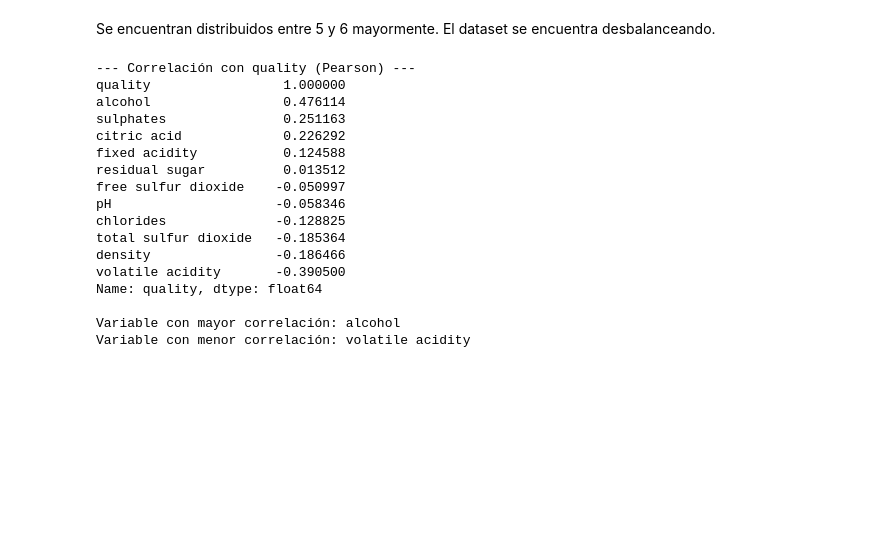
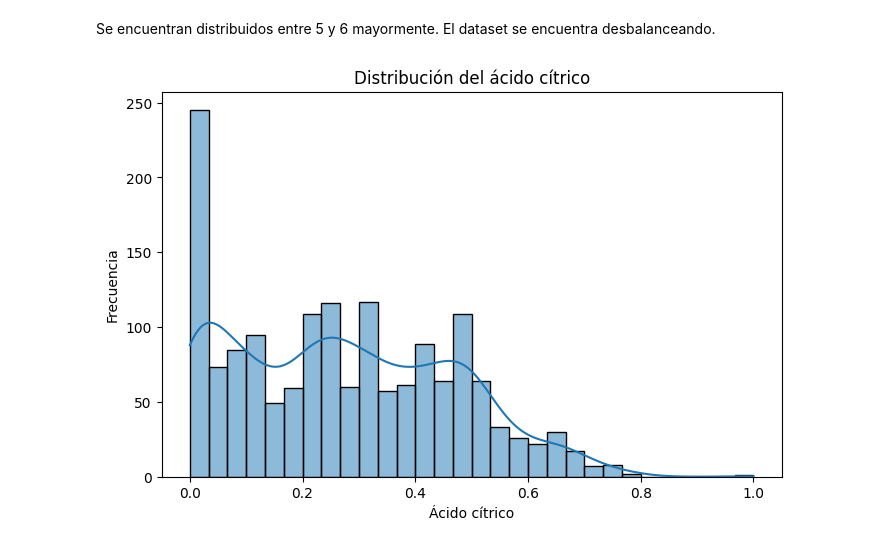
Before and after one commit to joterolyj/Coderhouse, a Jupyter notebook: Wine_Quality.ipynb, the cells around one changed output. Cells and saved outputs as stored; diff of their text form; code cells hidden in the pictures; blank space fills up the shorter version.

```diff
--- a/Wine_Quality.ipynb
+++ b/Wine_Quality.ipynb
@@ -181,33 +242,13 @@ distplot(red_wine.quality, hist=False)
 [figure]
 # %% [markdown]
 Se encuentran distribuidos entre 5 y 6 mayormente. El dataset se encuentra desbalanceando.
-# %%
-corr = red_wine.corr(numeric_only=True)
-corr_quality = corr.quality.sort_values(ascending=False)
-
-print("\n--- Correlación con quality (Pearson) ---")
-print(corr_quality)
-
-mejor_var = corr.quality.drop("quality").idxmax()
-peor_var = corr.quality.drop("quality").idxmin()
-
-print("\nVariable con mayor correlación:", mejor_var)
-print("Variable con menor correlación:", peor_var)
-# %% [output]
---- Correlación con quality (Pearson) ---
-quality                 1.000000
-alcohol                 0.476114
-sulphates               0.251163
-citric acid             0.226292
-fixed acidity           0.124588
-residual sugar          0.013512
-free sulfur dioxide    -0.050997
-pH                     -0.058346
-chlorides              -0.128825
-total sulfur dioxide   -0.185364
-density                -0.186466
-volatile acidity       -0.390500
-Name: quality, dtype: float64
-
-Variable con mayor correlación: alcohol
-Variable con menor correlación: volatile acidity
+# %%
+#Distribución del ácido cítrico
+plt.figure(figsize=(8, 5))
+sns.histplot(red_wine['citric acid'], bins=30, kde=True)
+plt.title('Distribución del ácido cítrico')
+plt.xlabel('Ácido cítrico')
+plt.ylabel('Frecuencia')
+plt.show()
+# %% [output]
+[figure, added]
```
Also changed, not shown: parts of 19 cells of this notebook.
